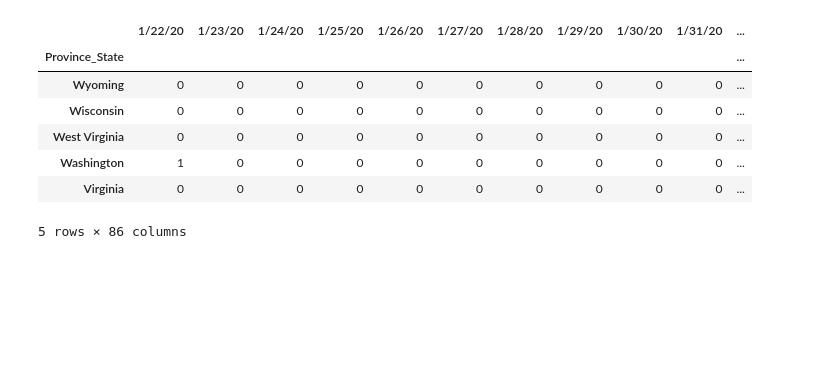
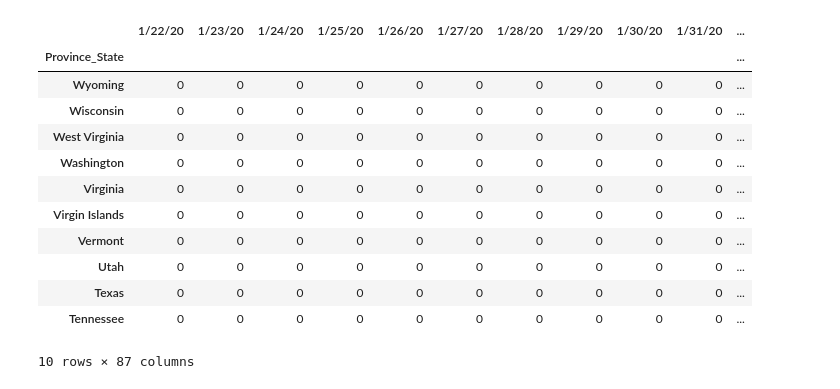
Before and after one commit to adrimos/COVID19HeatMapUS, a Jupyter notebook: HeatMapUS.ipynb, the cells around one changed output. Saved outputs shown, nothing was run; the diff lists cells and outputs as text; code cells hidden in the pictures; blank space fills up the shorter version.

```diff
--- a/HeatMapUS.ipynb
+++ b/HeatMapUS.ipynb
@@ -17,5 +18,6 @@ df.head(3)
 # %%
 US = df[(df["Country_Region"] == "US")]
+US_d = df_d[(df_d["Country_Region"] == "US")]
 # %%
 US.head(3)
 # %% [output]
@@ -93,37 +108,2 @@ def daily_DF(df):
 
     return(dfdaily)
-# %%
-# this cell by Leaf Petersen
-# Copy the data frame
-dfdaily=US_states.copy()
-
-# We are on the first iteration
-first=True
-# For every column
-for column in US_states:
-   # If this is the first iteration
-   if first:
-     # Save the first column
-     prev = column
-     # Copy over the first column unchanged
-     dfdaily[column]=US_states[column]
-     # All subsequent iterations are not the first
-     first=False
-     # Skip the rest of the loop
-     continue
-   # We are not the first iteration, so keep going
-   # Set the new column contents to the difference of the
-   # previous column and the current column
-   dfdaily[column] = US_states[column]-US_states[prev]
-   # The current column is the previous column for the next iteration
-   prev = column
-dfdaily.head(5)
-# %% [output]
-|  | 1/22/20 | 1/23/20 | 1/24/20 | 1/25/20 | 1/26/20 | 1/27/20 | 1/28/20 | 1/29/20 | 1/30/20 | 1/31/20 | ... |
-| Province_State |  |  |  |  |  |  |  |  |  |  | ... |
-| Wyoming | 0 | 0 | 0 | 0 | 0 | 0 | 0 | 0 | 0 | 0 | ... |
-| Wisconsin | 0 | 0 | 0 | 0 | 0 | 0 | 0 | 0 | 0 | 0 | ... |
-| West Virginia | 0 | 0 | 0 | 0 | 0 | 0 | 0 | 0 | 0 | 0 | ... |
-| Washington | 1 | 0 | 0 | 0 | 0 | 0 | 0 | 0 | 0 | 0 | ... |
-| Virginia | 0 | 0 | 0 | 0 | 0 | 0 | 0 | 0 | 0 | 0 | ... |
-5 rows × 86 columns
@@ -130 +113,17 @@ dfdaily.head(5)
+# %%
+US_States_daily_d.head(10)
+# %% [output]
+|  | 1/22/20 | 1/23/20 | 1/24/20 | 1/25/20 | 1/26/20 | 1/27/20 | 1/28/20 | 1/29/20 | 1/30/20 | 1/31/20 | ... |
+| Province_State |  |  |  |  |  |  |  |  |  |  | ... |
+| Wyoming | 0 | 0 | 0 | 0 | 0 | 0 | 0 | 0 | 0 | 0 | ... |
+| Wisconsin | 0 | 0 | 0 | 0 | 0 | 0 | 0 | 0 | 0 | 0 | ... |
+| West Virginia | 0 | 0 | 0 | 0 | 0 | 0 | 0 | 0 | 0 | 0 | ... |
+| Washington | 0 | 0 | 0 | 0 | 0 | 0 | 0 | 0 | 0 | 0 | ... |
+| Virginia | 0 | 0 | 0 | 0 | 0 | 0 | 0 | 0 | 0 | 0 | ... |
+| Virgin Islands | 0 | 0 | 0 | 0 | 0 | 0 | 0 | 0 | 0 | 0 | ... |
+| Vermont | 0 | 0 | 0 | 0 | 0 | 0 | 0 | 0 | 0 | 0 | ... |
+| Utah | 0 | 0 | 0 | 0 | 0 | 0 | 0 | 0 | 0 | 0 | ... |
+| Texas | 0 | 0 | 0 | 0 | 0 | 0 | 0 | 0 | 0 | 0 | ... |
+| Tennessee | 0 | 0 | 0 | 0 | 0 | 0 | 0 | 0 | 0 | 0 | ... |
+10 rows × 87 columns
 # %%
```
Also changed, not shown: parts of 11 cells of this notebook, 1 other file.
